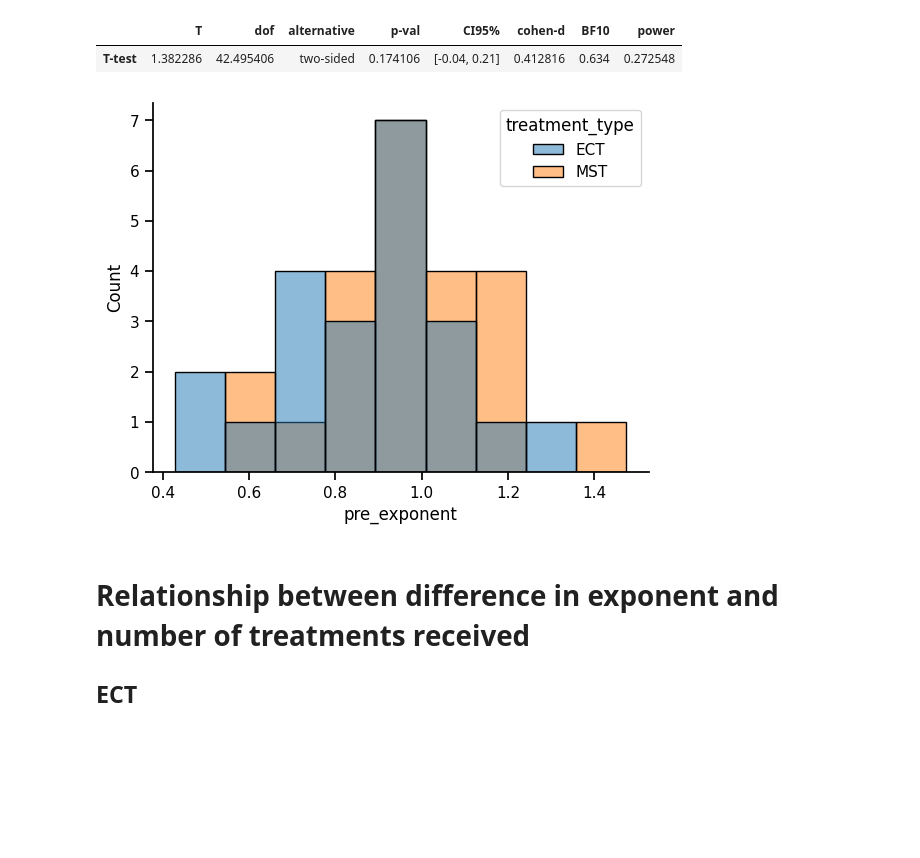
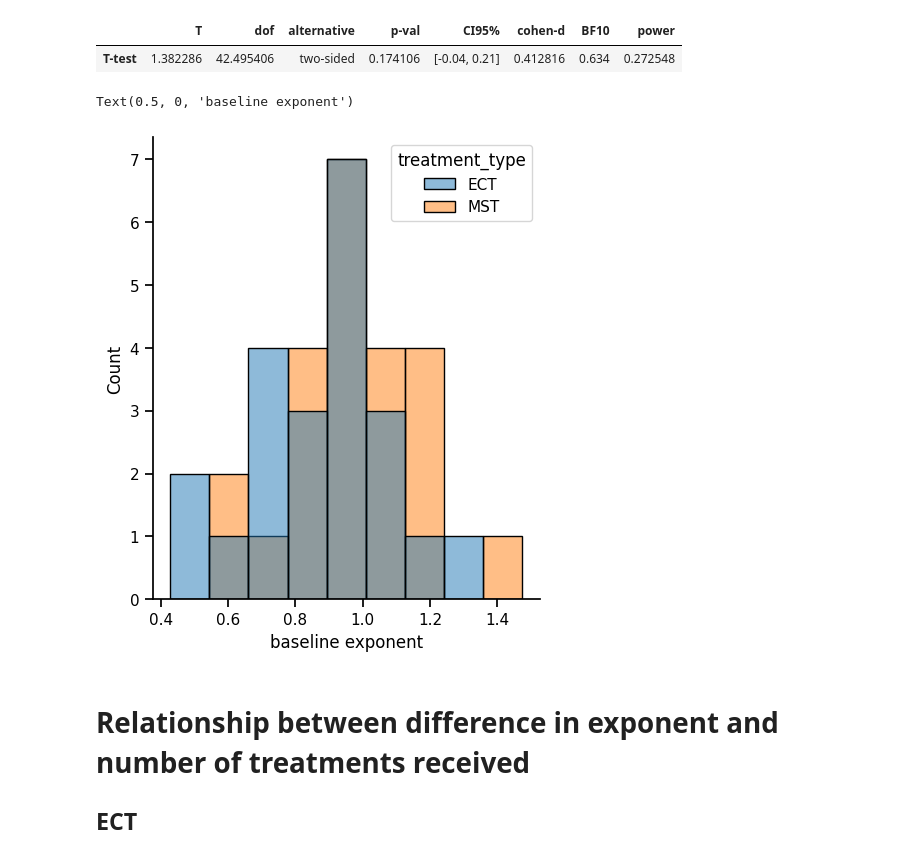
Before and after one commit to voytekresearch/ECT-MST, a Jupyter notebook: 02-Combined/review_appeal_analyses.ipynb, the cells around one changed output. Cells and saved outputs as stored; diff of their text form; code cells hidden in the pictures; blank space fills up the shorter version.

```diff
--- a/02-Combined/review_appeal_analyses.ipynb
+++ b/02-Combined/review_appeal_analyses.ipynb
@@ -285,0 +295,23 @@ ect_mst_clin_eeg_df
+# %%
+# standardize HAM-D scores from either rating
+
+
+ect_HAMD_pre = ect_mst_clin_eeg_df[ect_mst_clin_eeg_df['treatment_type']=='ECT']['pre_HAMD']
+std_ect_HAMD_pre = (ect_HAMD_pre-0)/(52-0)
+
+ect_HAMD_post = ect_mst_clin_eeg_df[ect_mst_clin_eeg_df['treatment_type']=='ECT']['post_HAMD']
+std_ect_HAMD_post = (ect_HAMD_post-0)/(52-0)
+
+mst_HAMD_pre = ect_mst_clin_eeg_df[ect_mst_clin_eeg_df['treatment_type']=='MST']['pre_HAMD']
+std_mst_HAMD_pre = (mst_HAMD_pre-0)/(76-0)
+
+
+
+mst_HAMD_post = ect_mst_clin_eeg_df[ect_mst_clin_eeg_df['treatment_type']=='MST']['post_HAMD']
+std_mst_HAMD_post = (mst_HAMD_post-0)/(76-0)
+# %%
+std_HAMD_pre = pd.concat([std_ect_HAMD_pre, std_mst_HAMD_pre])
+std_HAMD_post = pd.concat([std_ect_HAMD_post, std_mst_HAMD_post])
+# %%
+ect_mst_clin_eeg_df['std_HAMD_pre'] = std_HAMD_pre
+ect_mst_clin_eeg_df['std_HAMD_post'] = std_HAMD_post
@@ -285,0 +397,2 @@ ect_mst_clin_eeg_df
+# %%
+ect_mst_clin_eeg_df['treatment_type_ECT'] = pd.get_dummies(ect_mst_clin_eeg_df['treatment_type'], dtype=float)['ECT'].values
@@ -293,10 +560,13 @@ ttest(mst_clin_eeg_df['pre_exponent'], ect_clin_eeg_df['pre_exponent'])
 # %%
 sns.set_context('notebook')
 # %%
+plt.figure(figsize=[5,6])
 sns.histplot(ect_mst_clin_eeg_df, x='pre_exponent', hue='treatment_type')
 sns.despine()
+plt.xlabel('baseline exponent')
 # %% [output]
+Text(0.5, 0, 'baseline exponent')
-[figure, old version]
+[figure, new version]
 # %% [markdown]
 # Relationship between difference in exponent and number of treatments received
 
```
Also changed, not shown: parts of 25 cells of this notebook.
